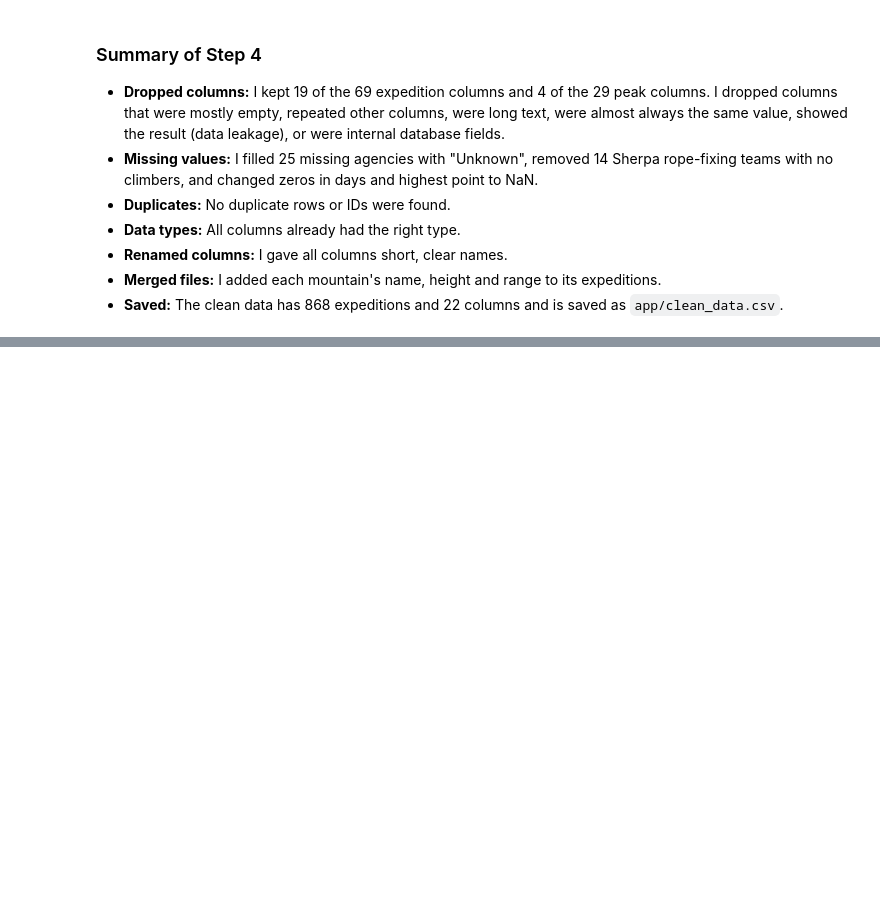
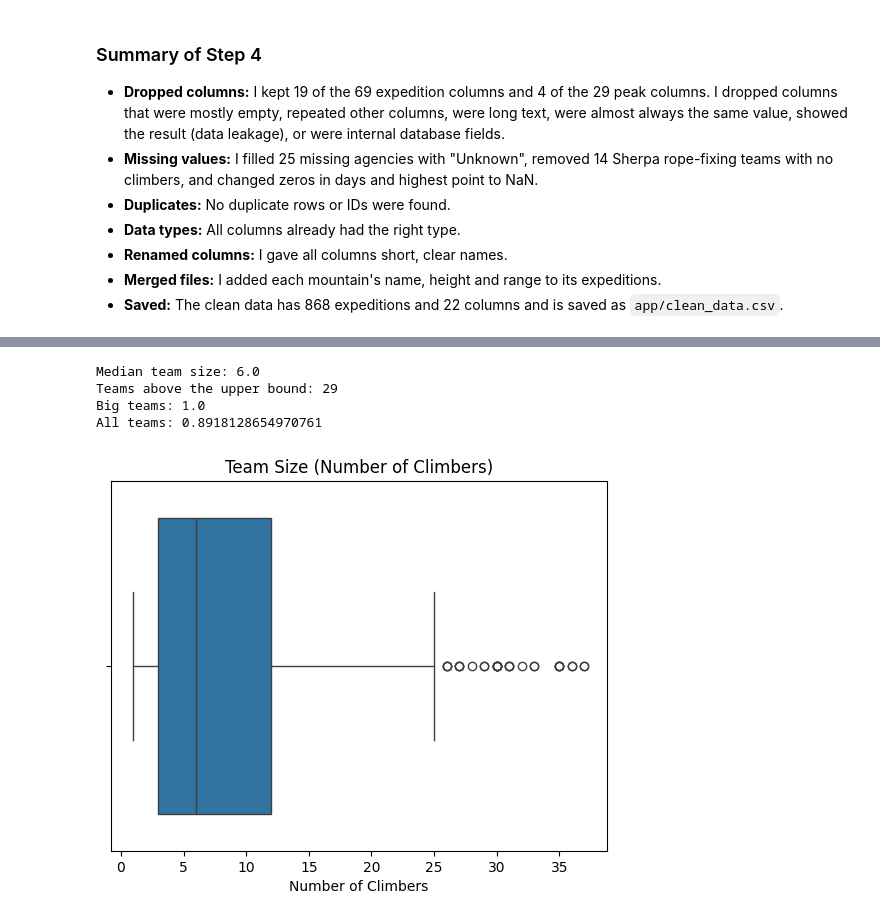
Before and after one commit to Aleenw/himalayan-expeditions-analysis, a Jupyter notebook: notebook/himalayan_eda.ipynb, the cells around one changed output, grey strips where cells are left out. Cells and saved outputs as stored; diff of their text form; code cells hidden in the pictures; blank space fills up the shorter version.

```diff
--- a/notebook/himalayan_eda.ipynb
+++ b/notebook/himalayan_eda.ipynb
@@ -599,0 +660,33 @@ df.to_csv("../app/clean_data.csv", index=False)
+# %%
+# Upper bound for outliers
+def upper_bound(column):
+    q1 = df[column].quantile(0.25)
+    q3 = df[column].quantile(0.75)
+    iqr = q3 - q1
+    return q3 + 1.5 * iqr
+# %%
+sns.boxplot(x=df["members"])
+plt.title("Team Size (Number of Climbers)")
+plt.xlabel("Number of Climbers")
+
+upper = upper_bound("members")
+
+print("Median team size:", df["members"].median())
+
+print("Teams above the upper bound:", (df["members"] > upper).sum())
+
+#check if the outliers are errors: usually guides for each climber
+df["guides_per_climber"] = df["hired_staff"] / df["members"]
+
+print("Big teams:", df[df["members"] > 25]["guides_per_climber"].median())
+print("All teams:", df["guides_per_climber"].median())
+
+#most teams have between 3 and 12 climbers, and the median is 6.
+#the distribution is right skewed, because some teams are bigger than upper bound (29 teams).
+#the outliers are not errors, because usually there is about one guide for each climber.
+# %% [output]
+Median team size: 6.0
+Teams above the upper bound: 29
+Big teams: 1.0
+All teams: 0.8918128654970761
+[figure, added]
```
Also changed, not shown: parts of 32 cells of this notebook.
